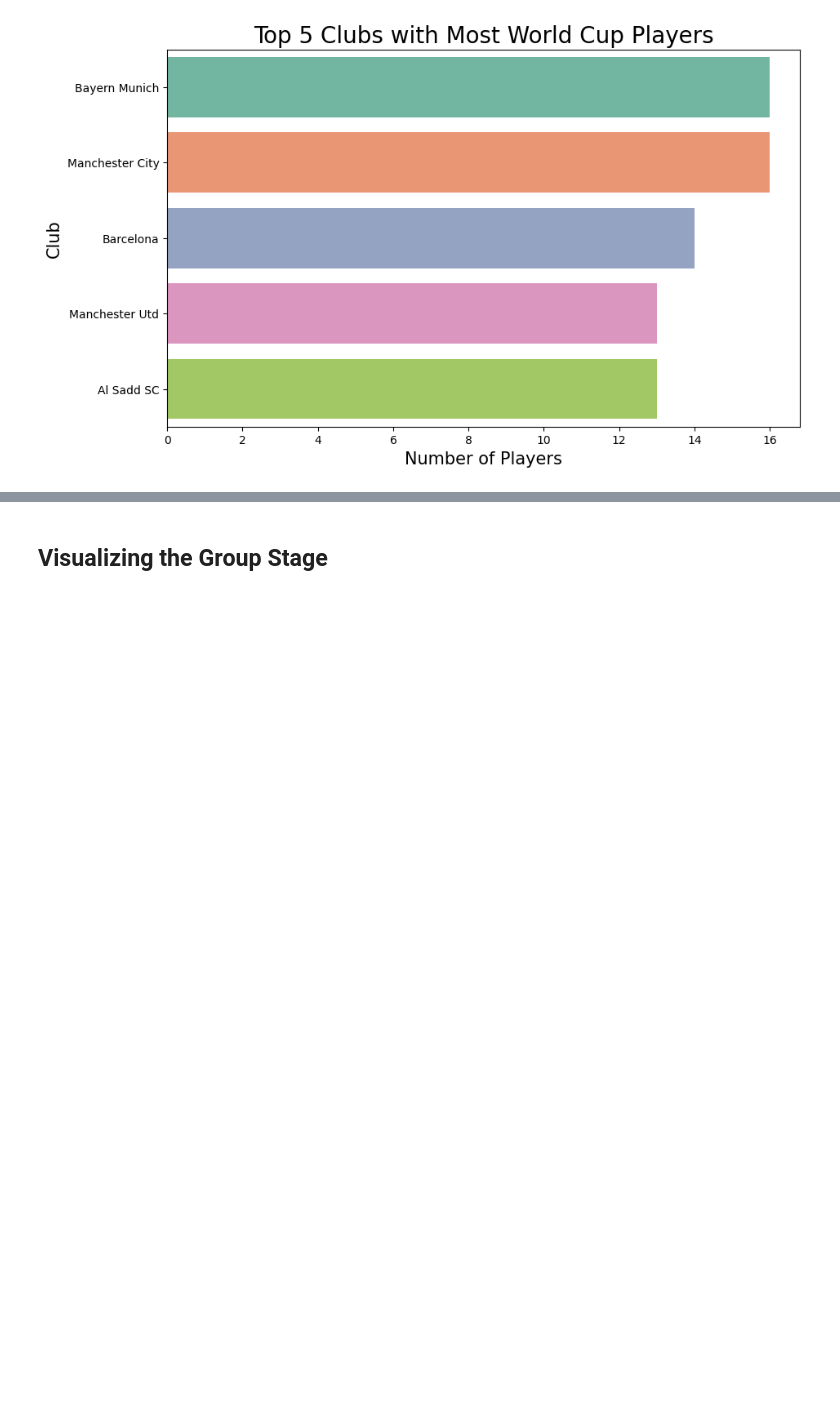
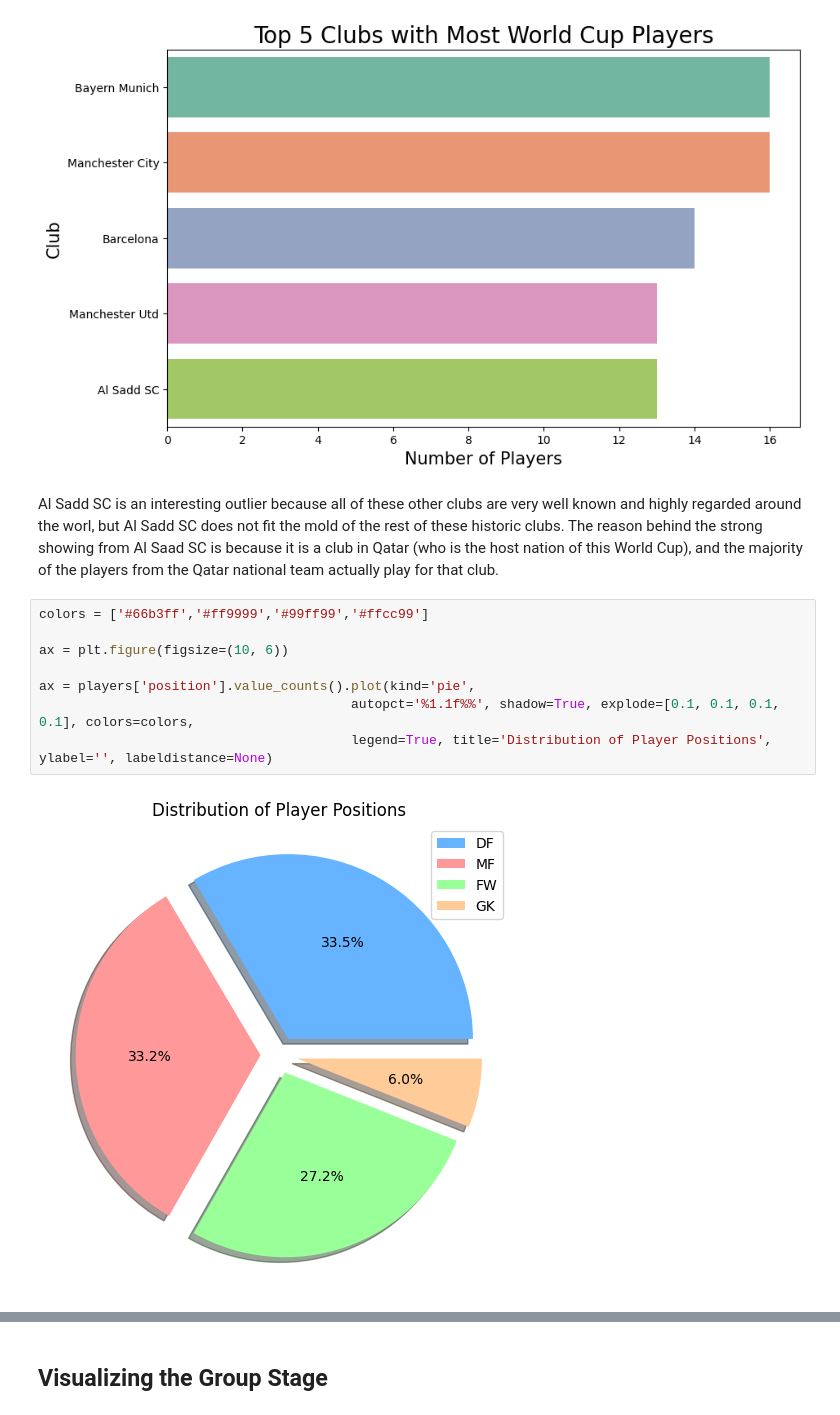
Before and after one commit to ccvale/2022-Qatar-World-Cup-Analysis, a Jupyter notebook: worldcup.ipynb, the cells around one changed output, grey strips where cells are left out. Drawn from its saved outputs; the diff is of its cells as text; blank space fills up the shorter version.

```diff
--- a/worldcup.ipynb
+++ b/worldcup.ipynb
@@ -415,4 +446,16 @@ plt.ylabel('Club', fontsize=15)
 plt.show()
 # %% [output]
 [figure]
+# %% [markdown]
+Al Sadd SC is an interesting outlier because all of these other clubs are very well known and highly regarded around the worl, but Al Sadd SC does not fit the mold of the rest of these historic clubs. The reason behind the strong showing from Al Saad SC is because it is a club in Qatar (who is the host nation of this World Cup), and the majority of the players from the Qatar national team actually play for that club.
+# %%
+colors = ['#66b3ff','#ff9999','#99ff99','#ffcc99']
+
+ax = plt.figure(figsize=(10, 6))
+
+ax = players['position'].value_counts().plot(kind='pie',
+                                        autopct='%1.1f%%', shadow=True, explode=[0.1, 0.1, 0.1, 0.1], colors=colors,
+                                        legend=True, title='Distribution of Player Positions', ylabel='', labeldistance=None)
+# %% [output]
+[figure, added]
 # %%
```
Also changed, not shown: parts of 27 cells of this notebook, 3 other files.
